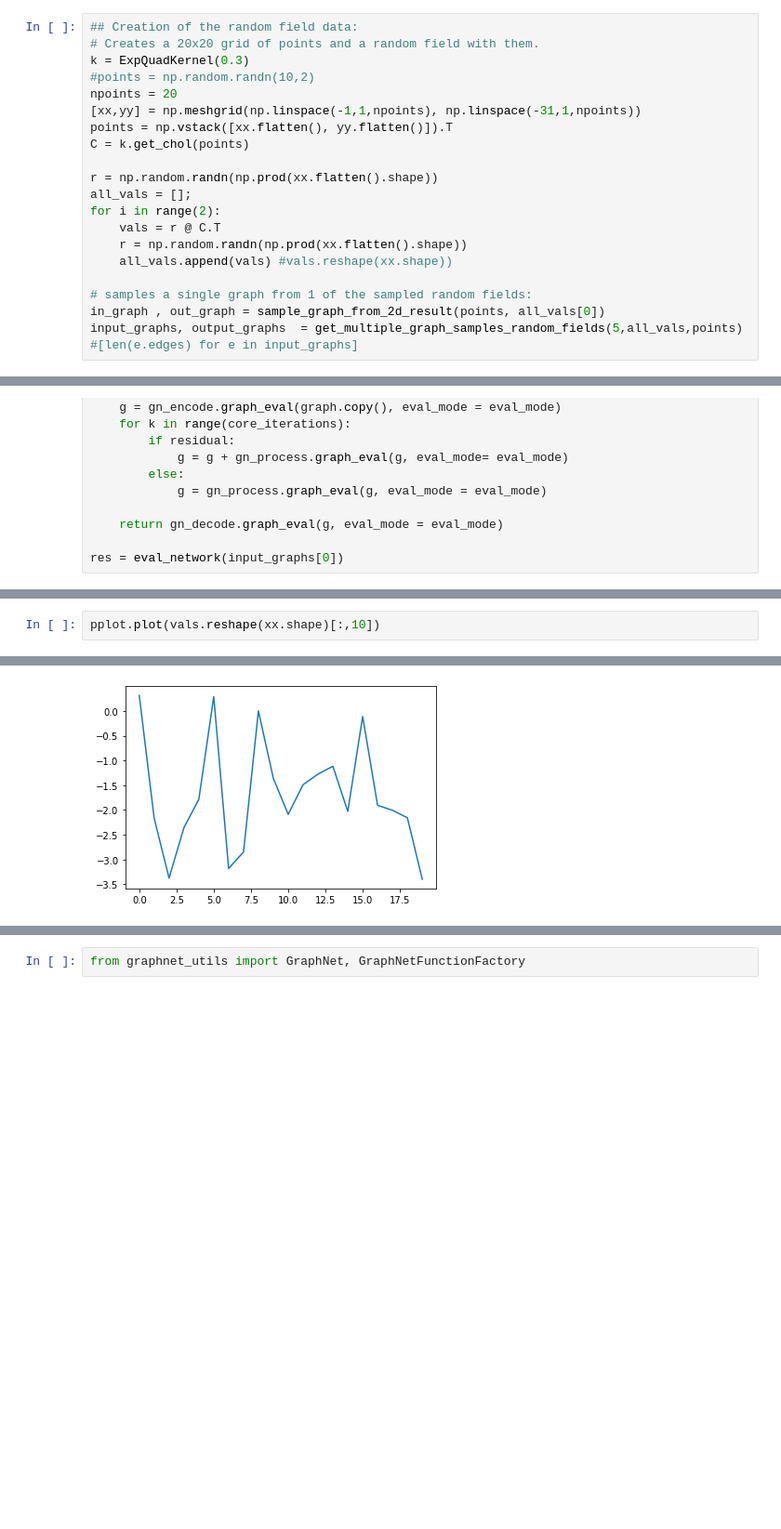
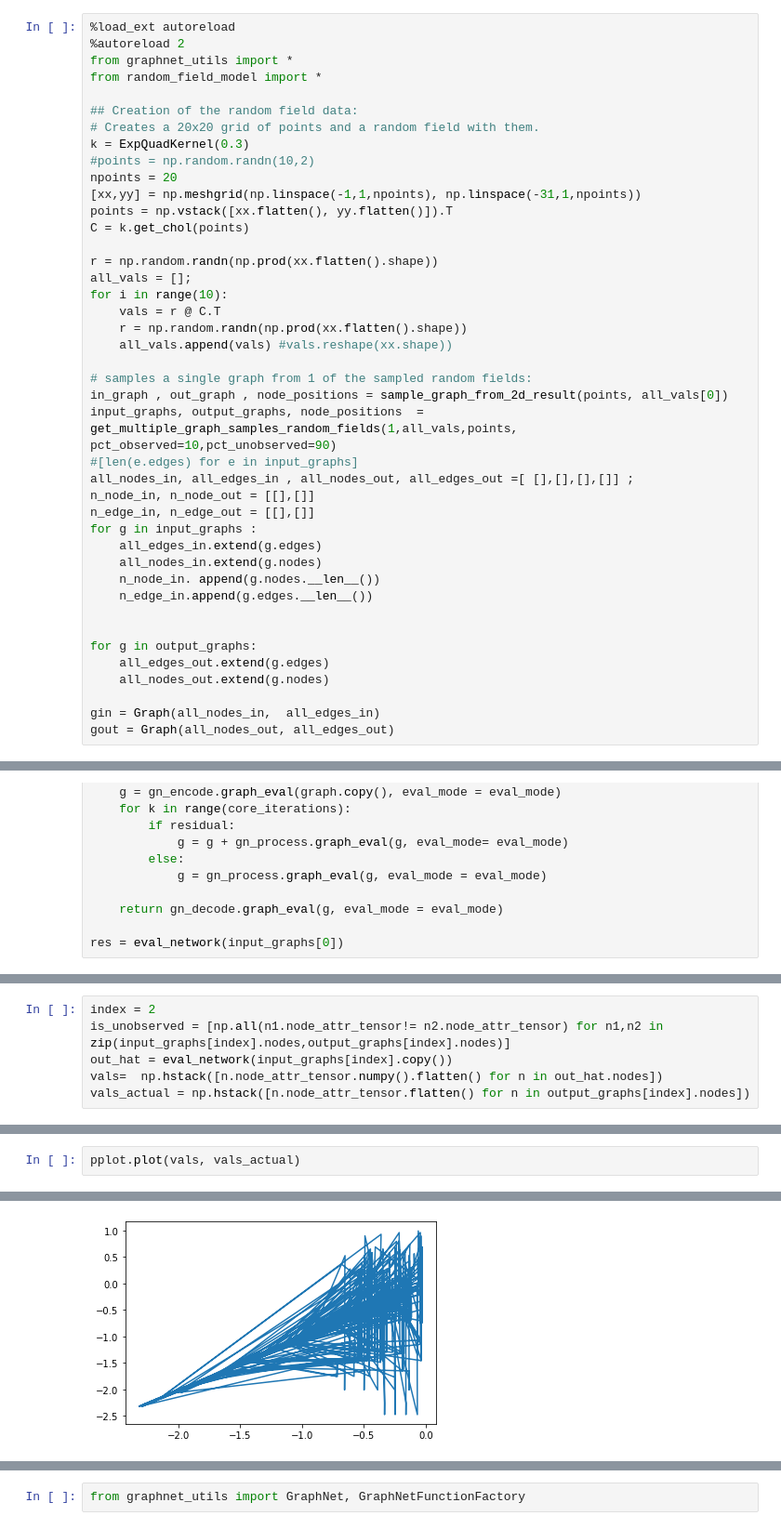
Before and after one commit to mylonasc/deep-rul-models, a Jupyter notebook: Scratch.ipynb, the cells around one changed output, grey strips where cells are left out. Shown at 93% size. Drawn from its saved outputs; the diff is of its cells as text; blank space fills up the shorter version.

```diff
--- a/Scratch.ipynb
+++ b/Scratch.ipynb
@@ -19,4 +23,9 @@ from random_field_model import *
 # %%
+%load_ext autoreload
+%autoreload 2
+from graphnet_utils import *
+from random_field_model import *
+
 ## Creation of the random field data:
 # Creates a 20x20 grid of points and a random field with them.
 k = ExpQuadKernel(0.3)
@@ -28,15 +37,31 @@ C = k.get_chol(points)
 
 r = np.random.randn(np.prod(xx.flatten().shape))
 all_vals = [];
-for i in range(2):
+for i in range(10):
     vals = r @ C.T
     r = np.random.randn(np.prod(xx.flatten().shape))
     all_vals.append(vals) #vals.reshape(xx.shape))
 
 # samples a single graph from 1 of the sampled random fields:
-in_graph , out_graph = sample_graph_from_2d_result(points, all_vals[0])
-input_graphs, output_graphs  = get_multiple_graph_samples_random_fields(5,all_vals,points)
+in_graph , out_graph , node_positions = sample_graph_from_2d_result(points, all_vals[0])
+input_graphs, output_graphs, node_positions  = get_multiple_graph_samples_random_fields(1,all_vals,points, pct_observed=10,pct_unobserved=90)
 #[len(e.edges) for e in input_graphs]
+all_nodes_in, all_edges_in , all_nodes_out, all_edges_out =[ [],[],[],[]] ;
+n_node_in, n_node_out = [[],[]]
+n_edge_in, n_edge_out = [[],[]]
+for g in input_graphs :
+    all_edges_in.extend(g.edges)
+    all_nodes_in.extend(g.nodes)
+    n_node_in. append(g.nodes.__len__())
+    n_edge_in.append(g.edges.__len__())
+
+
+for g in output_graphs:
+    all_edges_out.extend(g.edges)
+    all_nodes_out.extend(g.nodes)
+
+gin = Graph(all_nodes_in,  all_edges_in)
+gout = Graph(all_nodes_out, all_edges_out)
 # %% [output]
 .
 .
@@ -264,0 +526,6 @@ m = make_mlp()
+# %%
+index = 2
+is_unobserved = [np.all(n1.node_attr_tensor!= n2.node_attr_tensor) for n1,n2 in zip(input_graphs[index].nodes,output_graphs[index].nodes)]
+out_hat = eval_network(input_graphs[index].copy())
+vals=  np.hstack([n.node_attr_tensor.numpy().flatten() for n in out_hat.nodes])
+vals_actual = np.hstack([n.node_attr_tensor.flatten() for n in output_graphs[index].nodes])
@@ -265,5 +548,5 @@ m = make_mlp()
 # %%
-pplot.plot(vals.reshape(xx.shape)[:,10])
+pplot.plot(vals, vals_actual)
 # %% [output]
 [<matplotlib.lines.Line2D at 0x...>]
-[figure, old version]
+[figure, new version]
```
Also changed, not shown: parts of 54 cells of this notebook, 5 other files.
